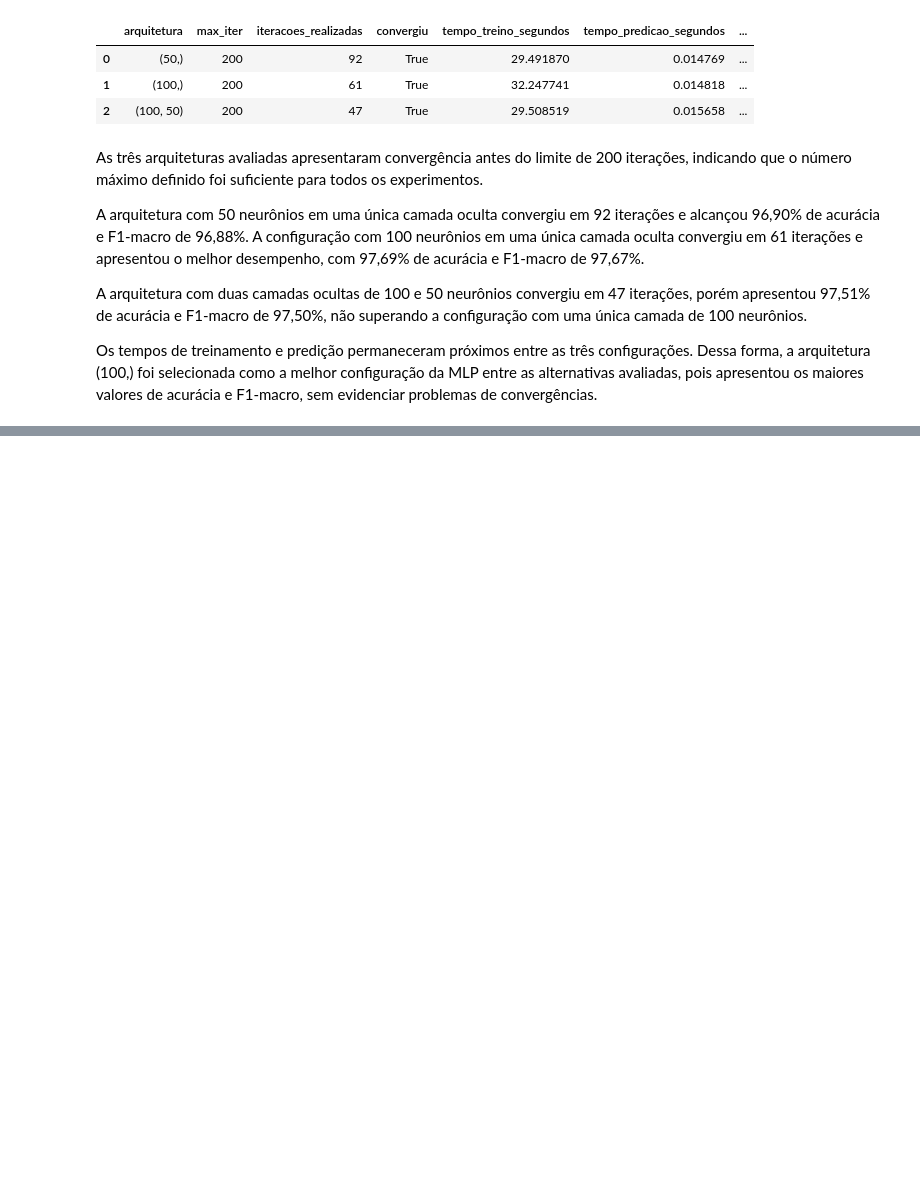
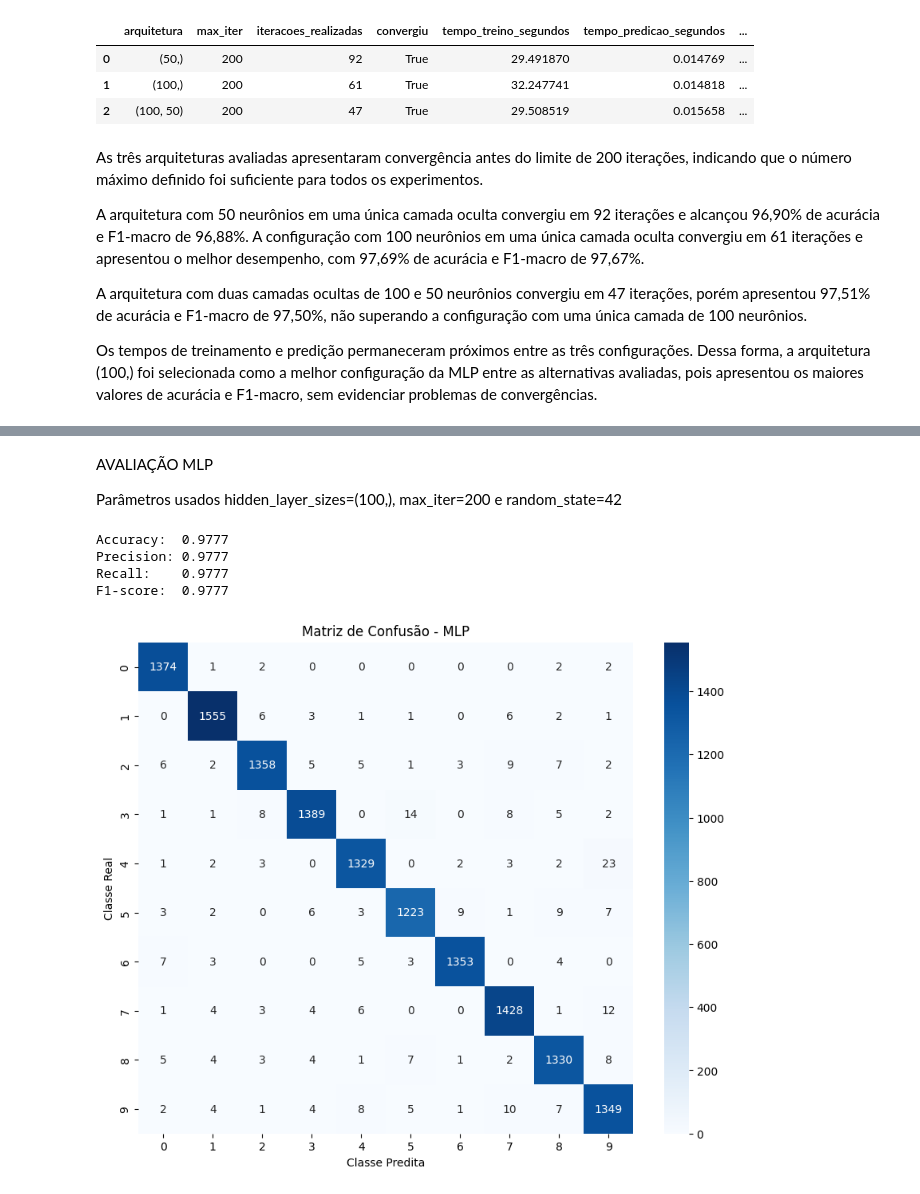
Before and after one commit to senapalm/classificador_de_digitos, a Jupyter notebook: classificador_de_digitos.ipynb, the cells around one changed output, grey strips where cells are left out. Cells and saved outputs as stored; diff of their text form; code cells hidden in the pictures; blank space fills up the shorter version.

Commit message:
analisa os três modelos e os avalia

```diff
--- a/classificador_de_digitos.ipynb
+++ b/classificador_de_digitos.ipynb
@@ -565,0 +745,74 @@ Os tempos de treinamento e predição permaneceram próximos entre as três conf
+# %% [markdown]
+AVALIAÇÃO MLP
+
+Parâmetros usados hidden_layer_sizes=(100,), max_iter=200 e random_state=42
+# %%
+melhor_mlp = MLPClassifier(
+    hidden_layer_sizes=(100,),
+    max_iter=200,
+    random_state=42
+)
+
+melhor_mlp.fit(
+    X_train,
+    y_train
+)
+
+y_pred_mlp_test = melhor_mlp.predict(X_test)
+# %%
+accuracy_mlp = accuracy_score(
+    y_test,
+    y_pred_mlp_test
+)
+
+precision_mlp = precision_score(
+    y_test,
+    y_pred_mlp_test,
+    average="weighted"
+)
+
+recall_mlp = recall_score(
+    y_test,
+    y_pred_mlp_test,
+    average="weighted"
+)
+
+f1_mlp = f1_score(
+    y_test,
+    y_pred_mlp_test,
+    average="weighted"
+)
+
+print(f"Accuracy:  {accuracy_mlp:.4f}")
+print(f"Precision: {precision_mlp:.4f}")
+print(f"Recall:    {recall_mlp:.4f}")
+print(f"F1-score:  {f1_mlp:.4f}")
+# %% [output]
+Accuracy:  0.9777
+Precision: 0.9777
+Recall:    0.9777
+F1-score:  0.9777
+# %%
+matriz_confusao_mlp = confusion_matrix(
+    y_test,
+    y_pred_mlp_test
+)
+
+plt.figure(figsize=(10, 8))
+
+sns.heatmap(
+    matriz_confusao_mlp,
+    annot=True,
+    fmt="d",
+    cmap="Blues",
+    xticklabels=range(10),
+    yticklabels=range(10)
+)
+
+plt.title("Matriz de Confusão - MLP")
+plt.xlabel("Classe Predita")
+plt.ylabel("Classe Real")
+
+plt.show()
+# %% [output]
+[figure, added]
```
Also changed, not shown: parts of 31 cells of this notebook.
